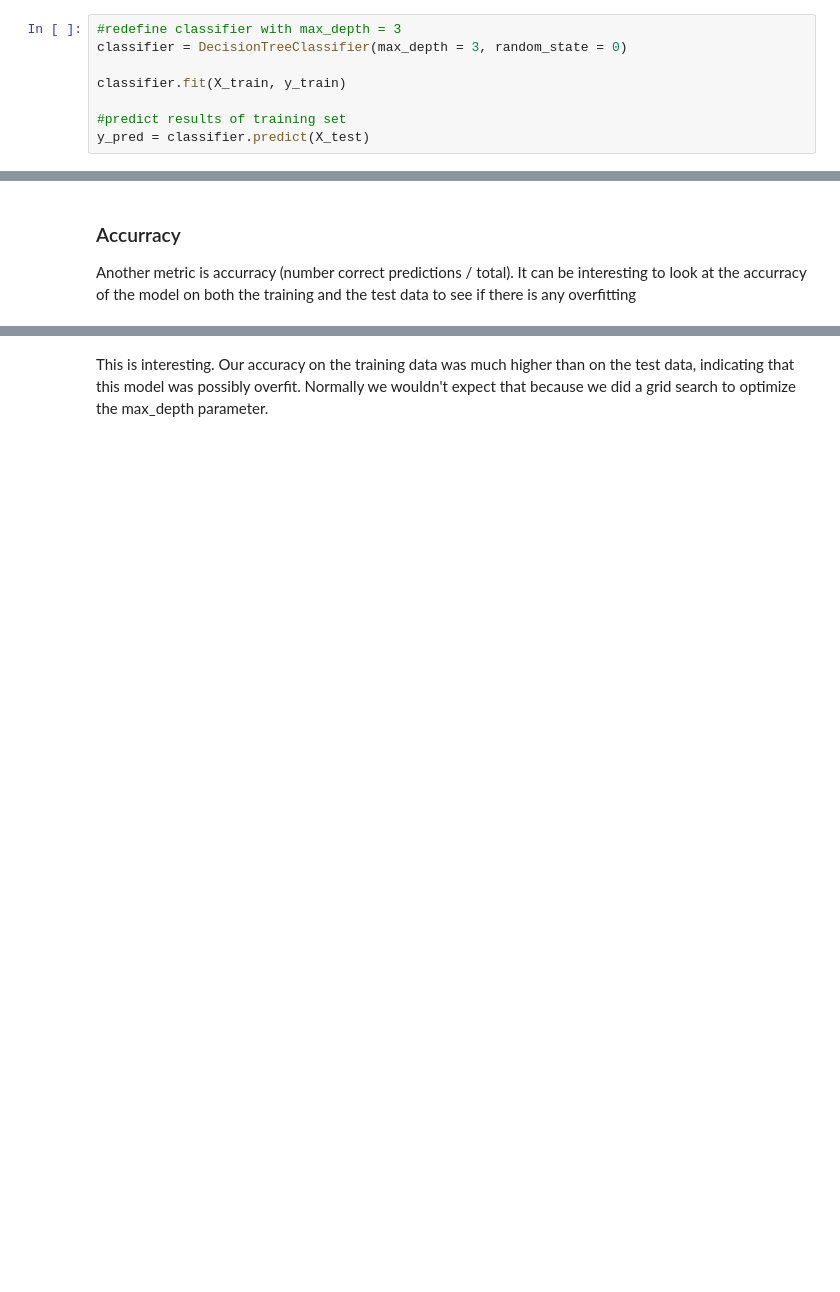
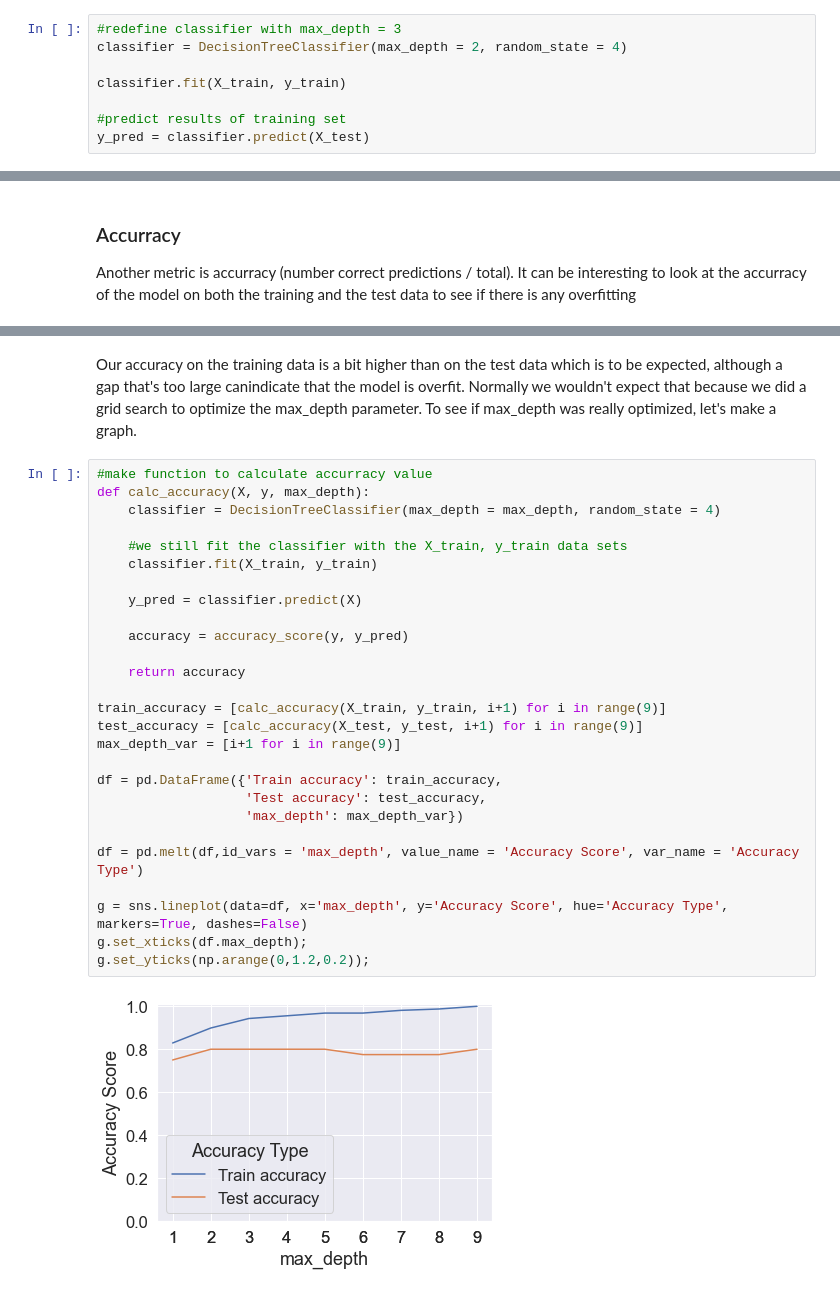
Before and after one commit to robhanusa/Fertility-Rates, a Jupyter notebook: Analysis.ipynb, the cells around one changed output, grey strips where cells are left out. Cells and saved outputs as stored; diff of their text form; blank space fills up the shorter version.

Commit message:
Added model evaluation

```diff
--- a/Analysis.ipynb
+++ b/Analysis.ipynb
@@ -365,7 +363,7 @@ I ran this code a few times to account for different random states, and the most
 ## Decision Tree
 # %%
 #redefine classifier with max_depth = 3
-classifier = DecisionTreeClassifier(max_depth = 3, random_state = 0)
+classifier = DecisionTreeClassifier(max_depth = 2, random_state = 4)
 
 classifier.fit(X_train, y_train)
 
@@ -408,2 +406,31 @@ Accurracy score on train data: 0.9367088607594937
 # %% [markdown]
-This is interesting. Our accuracy on the training data was much higher than on the test data, indicating that this model was possibly overfit. Normally we wouldn't expect that because we did a grid search to optimize the max_depth parameter.
+Our accuracy on the training data is a bit higher than on the test data which is to be expected, although a gap that's too large canindicate that the model is overfit. Normally we wouldn't expect that because we did a grid search to optimize the max_depth parameter. To see if max_depth was really optimized, let's make a graph.
+# %%
+#make function to calculate accurracy value
+def calc_accuracy(X, y, max_depth):
+    classifier = DecisionTreeClassifier(max_depth = max_depth, random_state = 4)
+
+    #we still fit the classifier with the X_train, y_train data sets
+    classifier.fit(X_train, y_train)
+
+    y_pred = classifier.predict(X)
+
+    accuracy = accuracy_score(y, y_pred)
+
+    return accuracy
+
+train_accuracy = [calc_accuracy(X_train, y_train, i+1) for i in range(9)]
+test_accuracy = [calc_accuracy(X_test, y_test, i+1) for i in range(9)]
+max_depth_var = [i+1 for i in range(9)]
+
+df = pd.DataFrame({'Train accuracy': train_accuracy,
+                   'Test accuracy': test_accuracy,
+                   'max_depth': max_depth_var})
+
+df = pd.melt(df,id_vars = 'max_depth', value_name = 'Accuracy Score', var_name = 'Accuracy Type')
+
+g = sns.lineplot(data=df, x='max_depth', y='Accuracy Score', hue='Accuracy Type', markers=True, dashes=False)
+g.set_xticks(df.max_depth);
+g.set_yticks(np.arange(0,1.2,0.2));
+# %% [output]
+[figure, added]
```
Also changed, not shown: parts of 7 cells of this notebook.
